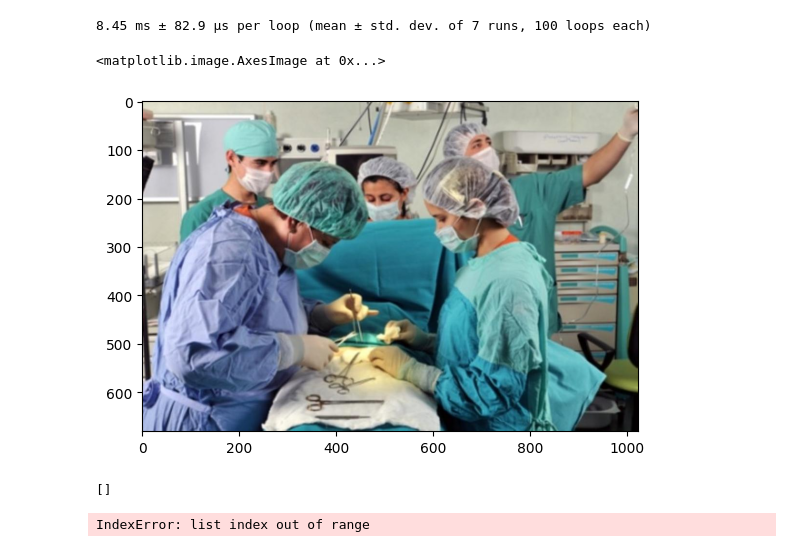
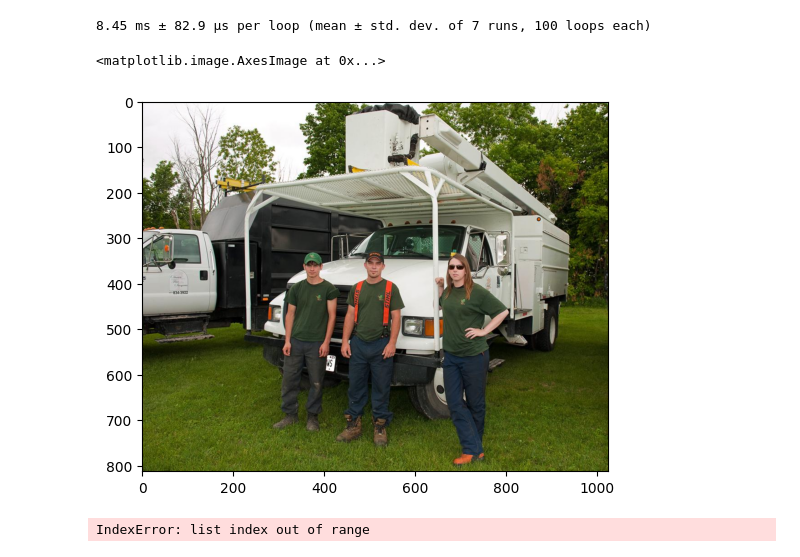
Before and after one commit to Batterlake/tdbm-secure-cctv, a Jupyter notebook: pybooks/lp_recognition-Copy1.ipynb, the cells around one changed output. Cells and saved outputs as stored; diff of their text form; code cells hidden in the pictures.

```diff
--- a/pybooks/lp_recognition-Copy1.ipynb
+++ b/pybooks/lp_recognition-Copy1.ipynb
@@ -147,18 +147,14 @@ def process_rec_face_request(image):
     embeddings = ef_results_from_response(response)
     return embeddings
 # %%
-face_image = cv2.cvtColor(cv2.imread('30_Surgeons_Surgeons_30_10.jpg', cv2.IMREAD_COLOR), cv2.COLOR_BGR2RGB)
+face_image = cv2.cvtColor(cv2.imread('30_Surgeons_Surgeons_30_1013.jpg', cv2.IMREAD_COLOR), cv2.COLOR_BGR2RGB)
 plt.imshow(face_image)
 # %% [output]
 <matplotlib.image.AxesImage at 0x...>
-[figure, old version]
+[figure, new version]
 # %%
 # %%timeit
 res, lloc, lemb = process_det_face_request(face_image)
-# %%
-lloc
-# %% [output]
-[]
 # %%
 loc = lloc[0]
 extr_face = image_from_base64(res)[loc[1]:loc[1]+loc[3], loc[0]:loc[0]+loc[2]]
```
